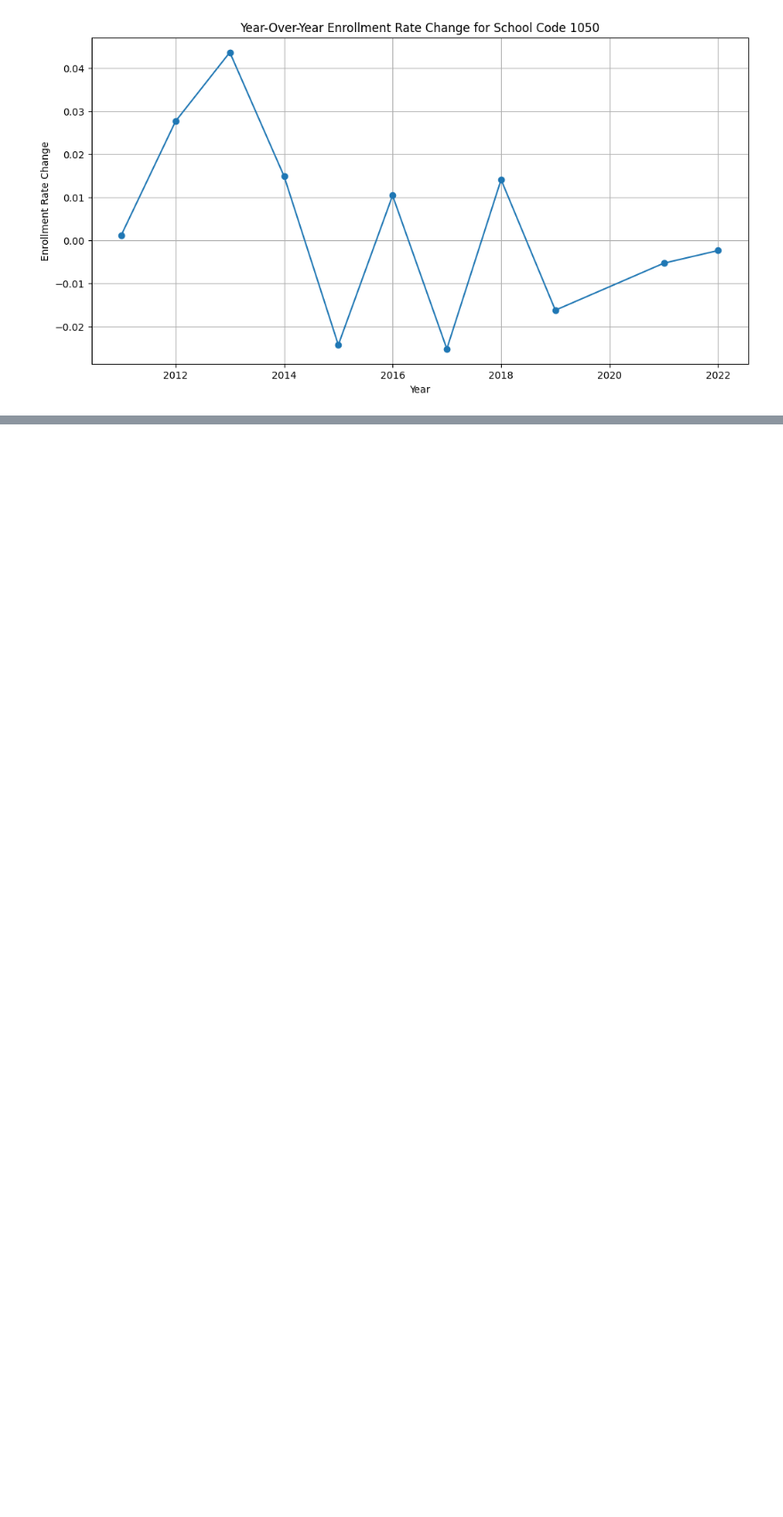
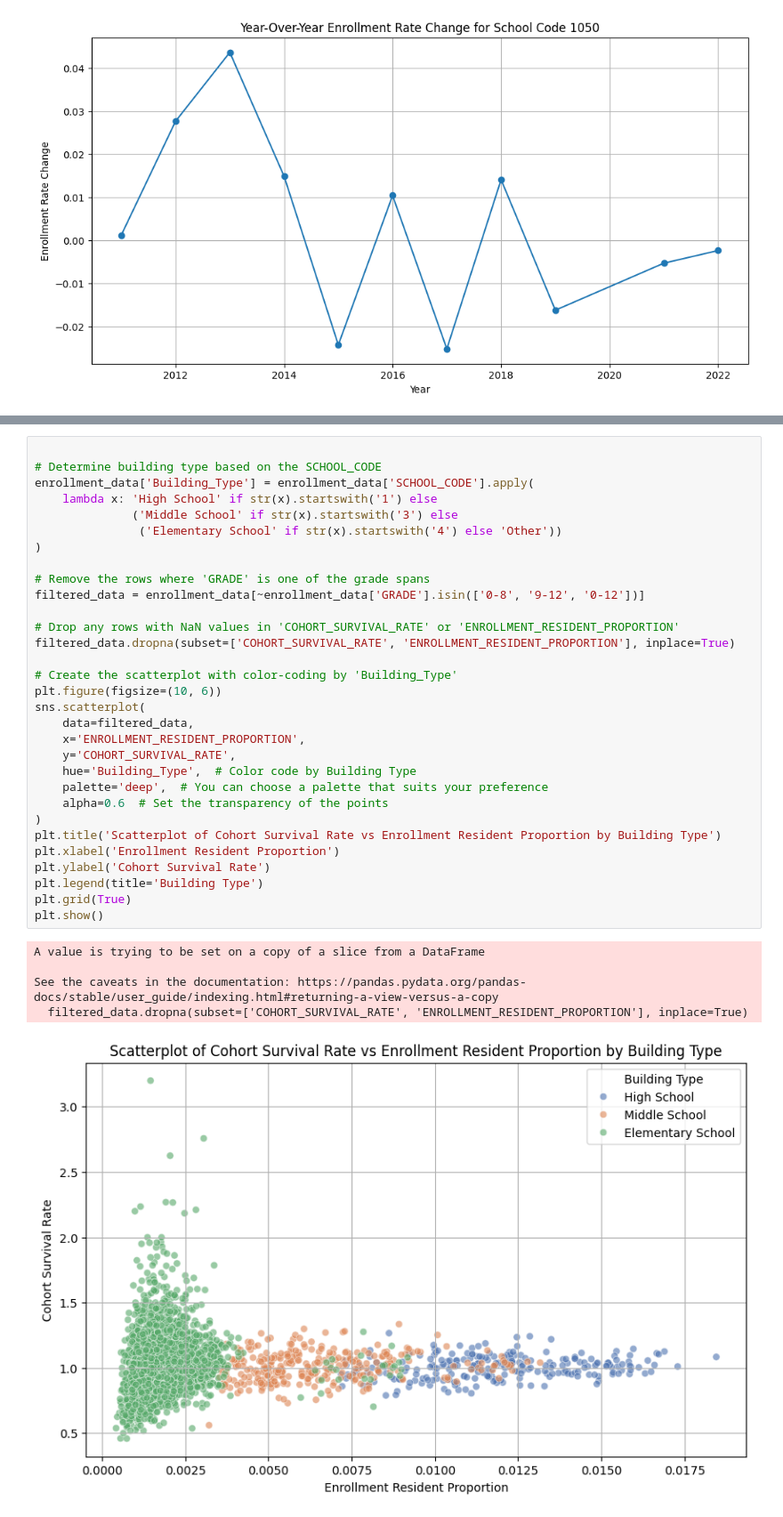
Before and after one commit to Kleach112/ML_Enrollment_Projections, a Jupyter notebook: notebooks/Exploratory_Data_Analysis.ipynb, the cells around one changed output, grey strips where cells are left out. Shown at 89% size. Drawn from its saved outputs; the diff is of its cells as text; blank space fills up the shorter version.

```diff
--- a/notebooks/Exploratory_Data_Analysis.ipynb
+++ b/notebooks/Exploratory_Data_Analysis.ipynb
@@ -181,0 +254,37 @@ plt.show()
+# %%
+
+# Determine building type based on the SCHOOL_CODE
+enrollment_data['Building_Type'] = enrollment_data['SCHOOL_CODE'].apply(
+    lambda x: 'High School' if str(x).startswith('1') else
+              ('Middle School' if str(x).startswith('3') else
+               ('Elementary School' if str(x).startswith('4') else 'Other'))
+)
+
+# Remove the rows where 'GRADE' is one of the grade spans
+filtered_data = enrollment_data[~enrollment_data['GRADE'].isin(['0-8', '9-12', '0-12'])]
+
+# Drop any rows with NaN values in 'COHORT_SURVIVAL_RATE' or 'ENROLLMENT_RESIDENT_PROPORTION'
+filtered_data.dropna(subset=['COHORT_SURVIVAL_RATE', 'ENROLLMENT_RESIDENT_PROPORTION'], inplace=True)
+
+# Create the scatterplot with color-coding by 'Building_Type'
+plt.figure(figsize=(10, 6))
+sns.scatterplot(
+    data=filtered_data,
+    x='ENROLLMENT_RESIDENT_PROPORTION',
+    y='COHORT_SURVIVAL_RATE',
+    hue='Building_Type',  # Color code by Building Type
+    palette='deep',  # You can choose a palette that suits your preference
+    alpha=0.6  # Set the transparency of the points
+)
+plt.title('Scatterplot of Cohort Survival Rate vs Enrollment Resident Proportion by Building Type')
+plt.xlabel('Enrollment Resident Proportion')
+plt.ylabel('Cohort Survival Rate')
+plt.legend(title='Building Type')
+plt.grid(True)
+plt.show()
+# %% [output]
+A value is trying to be set on a copy of a slice from a DataFrame
+
+See the caveats in the documentation: https://pandas.pydata.org/pandas-docs/stable/user_guide/indexing.html#returning-a-view-versus-a-copy
+  filtered_data.dropna(subset=['COHORT_SURVIVAL_RATE', 'ENROLLMENT_RESIDENT_PROPORTION'], inplace=True)
+[figure, added]
```
Also changed, not shown: parts of 4 cells of this notebook.
